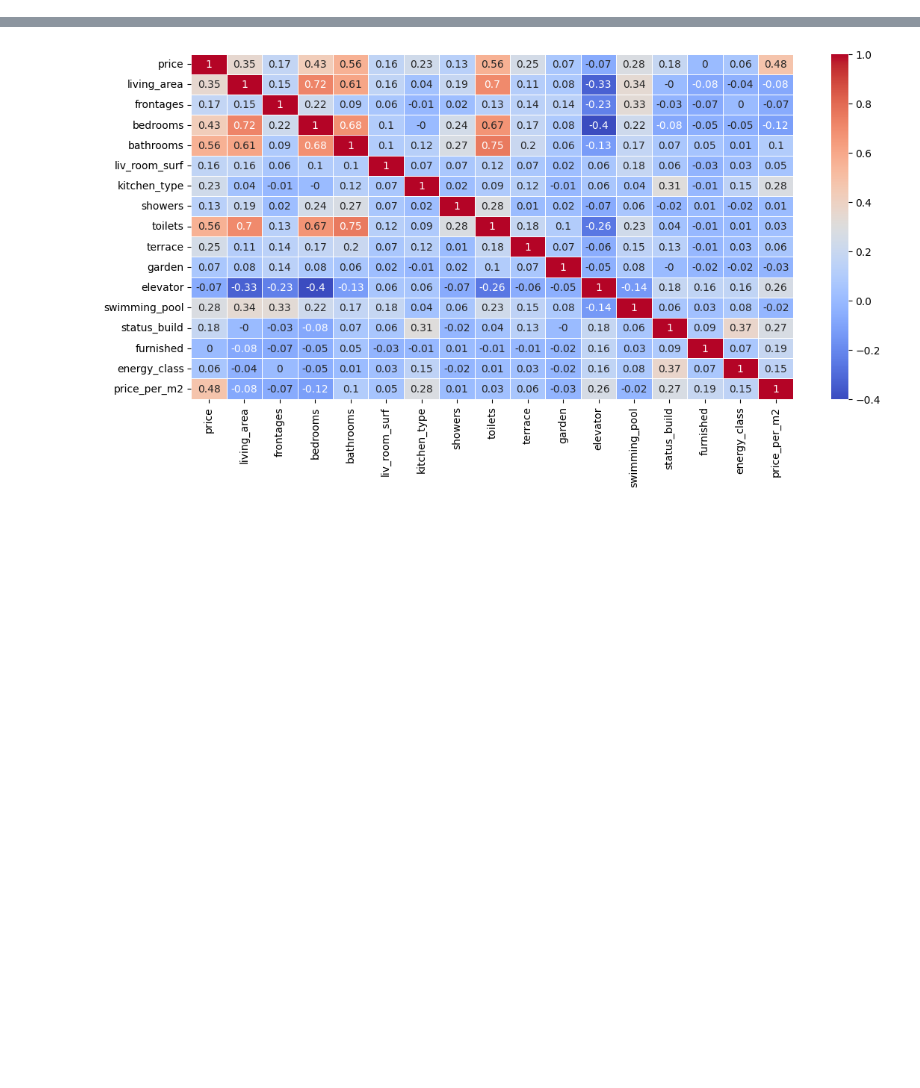
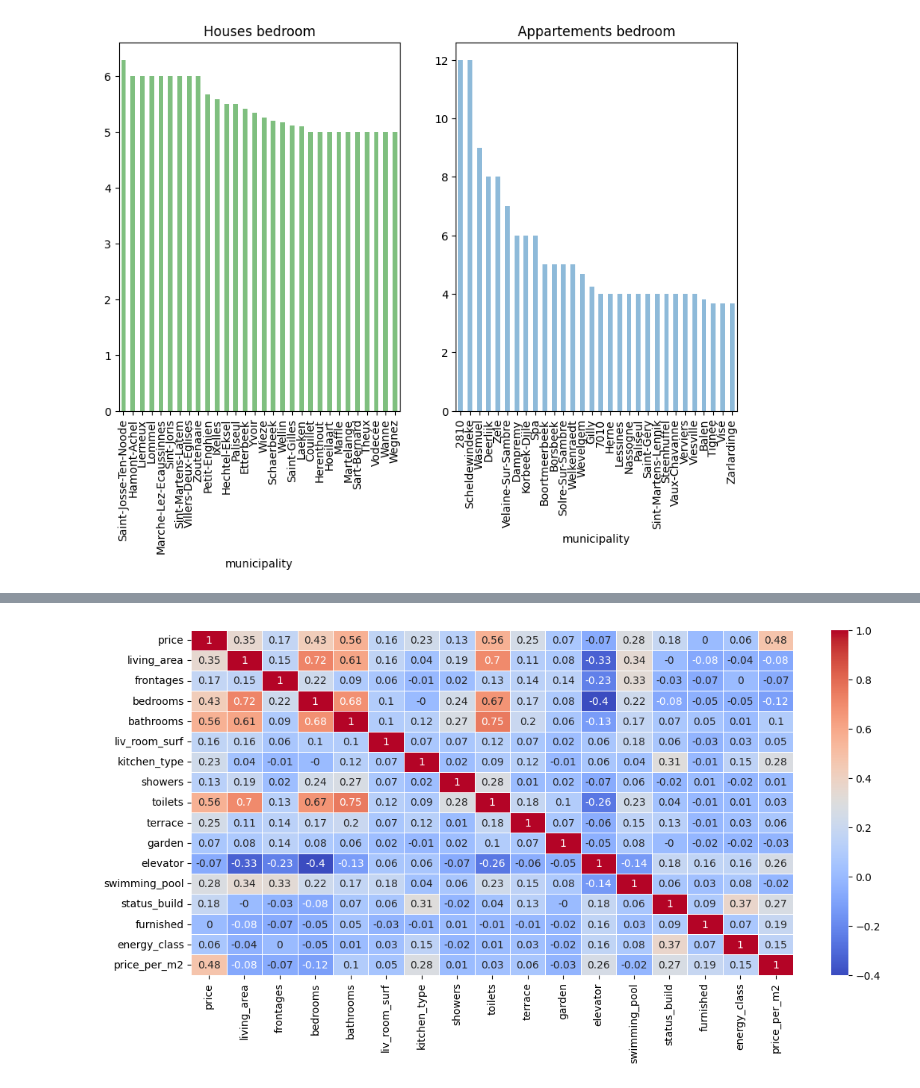
Before and after one commit to Bizkochito/challenge-data-analysis, a Jupyter notebook: src/utils/plotting_tests.ipynb, the cells around one changed output, grey strips where cells are left out. Cells and saved outputs as stored; diff of their text form; code cells hidden in the pictures; blank space fills up the shorter version.

```diff
--- a/src/utils/plotting_tests.ipynb
+++ b/src/utils/plotting_tests.ipynb
@@ -19,0 +50,18 @@ plt.show()
+# %%
+fig, (ax1, ax2) = plt.subplots(1, 2, figsize=(10, 6))
+
+
+df_houses = df[df['building_type'] == 'house']
+df_appartments = df[df['building_type'] == 'apartment']
+
+df_houses_price = df_houses.groupby('municipality')['bedrooms'].mean()
+df_appartments_price = df_appartments.groupby('municipality')['bedrooms'].mean()
+
+df_houses_price.nlargest(30).plot(kind ="bar", color = 'green' , alpha = 0.50, ax=ax1)
+ax1.set_title('Houses bedroom')
+df_appartments_price.nlargest(30).plot(kind ="bar", alpha = 0.50, ax=ax2)
+ax2.set_title('Appartements bedroom')
+
+plt.show()
+# %% [output]
+[figure, added]
```
Also changed, not shown: parts of 5 cells of this notebook.
